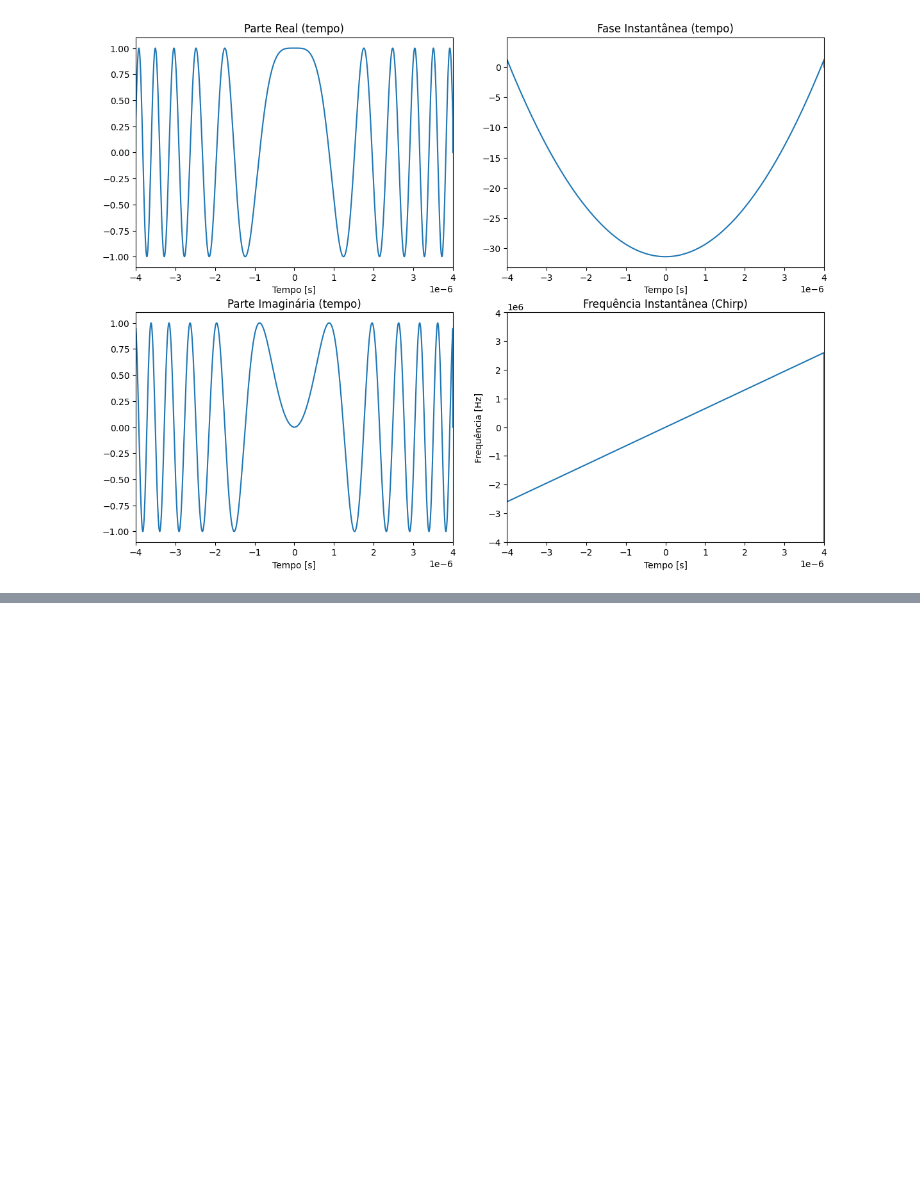
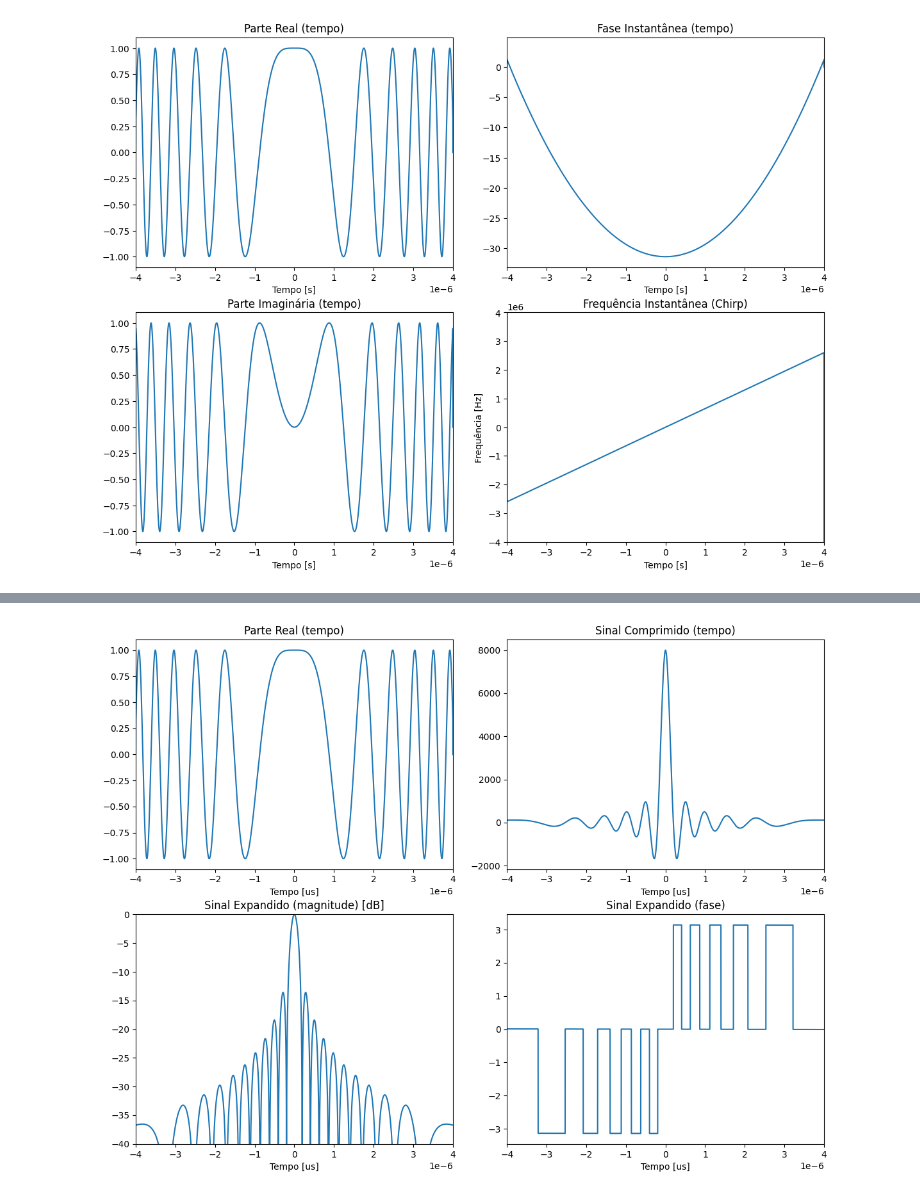
Before and after one commit to gabrielluizep/et-291, a Jupyter notebook: assignment-03/pulse_compression.ipynb, the cells around one changed output, grey strips where cells are left out. Drawn from its saved outputs; the diff is of its cells as text; code cells hidden in the pictures; blank space fills up the shorter version.

```diff
--- a/assignment-03/pulse_compression.ipynb
+++ b/assignment-03/pulse_compression.ipynb
@@ -195,0 +234,91 @@ plt.show()
+# %%
+import numpy as np
+import matplotlib.pyplot as plt
+from matplotlib.ticker import EngFormatter
+
+# ---------------------------
+# Parâmetros do sinal
+# ---------------------------
+T = 8e-6  # largura do pulso (s)
+K = 65e10  # taxa de chirp (Hz/s)
+fs = 1e9  # frequência de amostragem (Hz)
+Ts = 1 / fs  # período de amostragem
+
+# Eixo temporal (8T para enxergar melhor a janela)
+t = np.arange(-4 * T, 4 * T, Ts)
+
+# ---------------------------
+# Sinal no tempo (chirp retangular)
+# ---------------------------
+rect = np.where(np.abs(t) <= T / 2, 1.0, 0.0)  # janela retangular
+s_t = rect * np.exp(1j * np.pi * K * t**2)
+
+# ----------------------
+# Filtro Casado
+# ----------------------
+
+h = np.conj(s_t[::-1])  # filtro casado (time-reversed conjugate)
+
+# Aplicar o filtro casado
+s_filtered = np.convolve(s_t, h, mode='same')
+
+# ---------------------------
+# FFT e eixo de frequência
+# ---------------------------
+Sf = np.fft.fftshift(np.fft.fft(s_filtered))
+f = np.fft.fftshift(np.fft.fftfreq(len(t), Ts))
+
+# --------------------------
+# Padding no sinal da frequência
+# ------------------------------
+
+
+pad_width = len(Sf) // 2
+Sf_padded = np.pad(Sf, (pad_width, pad_width), mode='constant', constant_values=0)
+
+# Inversa e eixo temporal ajustado
+s_expanded = np.fft.ifft(np.fft.ifftshift(Sf_padded))
+t_expanded = np.linspace(t[0], t[-1], len(s_expanded))
+# ---------------------------
+# Plots
+# ---------------------------
+fig, axs = plt.subplots(2, 2, figsize=(12, 9))
+fig.tight_layout(pad=3.0)
+axs = axs.flatten()
+
+# Parte real
+axs[0].plot(t, np.real(s_t))
+axs[0].set_title("Parte Real (tempo)")
+axs[0].set_xlim(-4e-6, 4e-6)
+axs[0].set_xlabel("Tempo [us]")
+
+# Sinal comprimido
+axs[1].plot(t, np.real(s_filtered))
+axs[1].set_title("Sinal Comprimido (tempo)")
+axs[1].set_xlim(-4e-6, 4e-6)
+axs[1].set_xlabel("Tempo [us]")
+
+
+# sinal expandido
+def mag_db(x):
+    x = np.abs(x)
+    x = x / np.max(x)
+    return 20 * np.log10(x + 1e-12)  # evita log(0)
+
+# Exemplo de uso no plot do espectro
+axs[2].plot(t, mag_db(s_filtered))
+axs[2].set_title("Sinal Expandido (magnitude) [dB]")
+axs[2].set_xlim(-4e-6, 4e-6)
+axs[2].set_ylim(-40, 0)
+axs[2].set_xlabel("Tempo [us]")
+
+axs[3].plot(t, np.angle(s_filtered))
+axs[3].set_title("Sinal Expandido (fase)")
+axs[3].set_xlim(-4e-6, 4e-6)
+axs[3].set_xlabel("Tempo [us]")
+
+
+
+plt.show()
+# %% [output]
+[figure, added]
```
Also changed, not shown: parts of 1 cell of this notebook.
